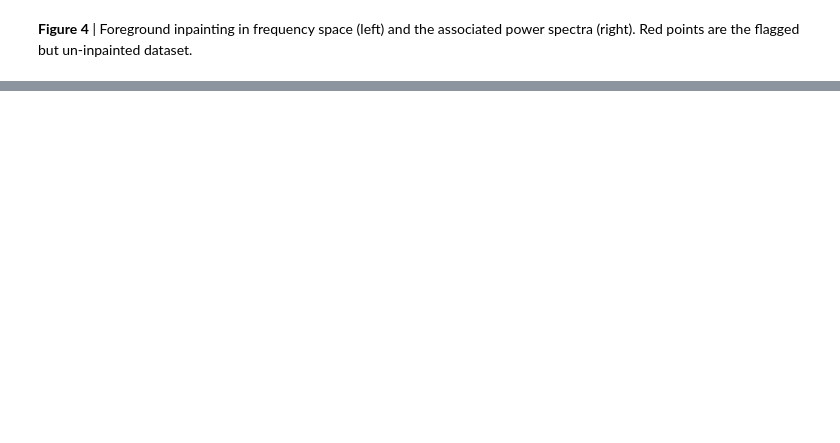
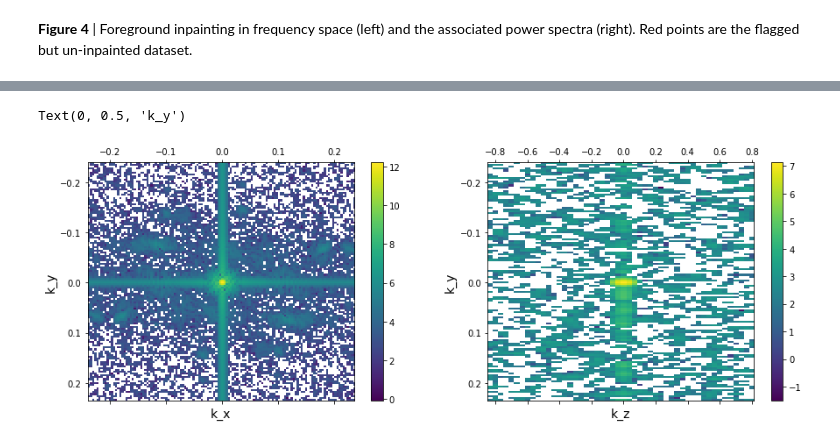
Before and after one commit to nkern/simpleQE, a Jupyter notebook: notebooks/getting_started.ipynb, the cells around one changed output, grey strips where cells are left out. Saved outputs shown, nothing was run; the diff lists cells and outputs as text; code cells hidden in the pictures; blank space fills up the shorter version.

```diff
--- a/notebooks/getting_started.ipynb
+++ b/notebooks/getting_started.ipynb
@@ -326,0 +362,5 @@ __Figure 4__ | Foreground inpainting in frequency space (left) and the associate
+# %%
+# generate foregrounds
+GSM = pygdsm.GSMObserver()
+gsm = np.array([healpy.get_interp_val(GSM.generate(f/1e6), (90-DEC)*np.pi/180, RA*np.pi/180) for f in freqs])
+gsm = gsm.reshape(len(freqs), len(ra), len(dec)).T
@@ -326,0 +374,9 @@ __Figure 4__ | Foreground inpainting in frequency space (left) and the associate
+# %%
+# generate (uncorrelated) noise: 25 random realizations
+np.random.seed(0)
+noise1 = np.random.normal(0, 1, gsm.shape + (30,))
+noise2 = np.random.normal(0, 1, gsm.shape + (30,))
+
+# add frequency tilt to noise amplitude given FG amplitude
+noise1 *= gsm.mean((0, 1))[..., None] * 1e-2
+noise2 *= gsm.mean((0, 1))[..., None] * 1e-2
@@ -326,0 +387,10 @@ __Figure 4__ | Foreground inpainting in frequency space (left) and the associate
+# %%
+# instantiate objects
+D = sqe.qe.QE(gsm[..., None] + noise1, [dy, dy, dz], x2=gsm[..., None] + noise2, scalar=None)
+N = sqe.qe.QE(noise1, [dy, dy, dz], x2=noise2, scalar=None)
+# %%
+# run QE
+tz = np.diag(signal.windows.blackmanharris(len(freqs)))
+txy = np.diag(signal.windows.hamming(len(ra)))
+# set RA, Dec, freq weighting functions
+D.set_R([txy, txy, tz]); N.set_R([txy, txy, tz])
@@ -326,0 +413,14 @@ __Figure 4__ | Foreground inpainting in frequency space (left) and the associate
+# %%
+# plot slices of 3D power spectra
+fig, axes = plt.subplots(1, 2, figsize=(15, 5))
+cax = axes[0].matshow(np.log10(D.p[:,:,25,0].real), aspect='auto',
+                     extent=[D.k[0][0], D.k[0][-1], D.k[1][-1], D.k[1][0]])
+fig.colorbar(cax, ax=axes[0])
+axes[0].set_xlabel('k_x',fontsize=14); axes[0].set_ylabel('k_y', fontsize=14)
+cax = axes[1].matshow(np.log10(D.p[50,:,:,0].real), aspect='auto',
+                     extent=[D.k[2][0], D.k[2][-1], D.k[0][-1], D.k[0][0]])
+fig.colorbar(cax, ax=axes[1])
+axes[1].set_xlabel('k_z',fontsize=14); axes[1].set_ylabel('k_y', fontsize=14)
+# %% [output]
+Text(0, 0.5, 'k_y')
+[figure, added]
```
Also changed, not shown: parts of 44 cells of this notebook.
